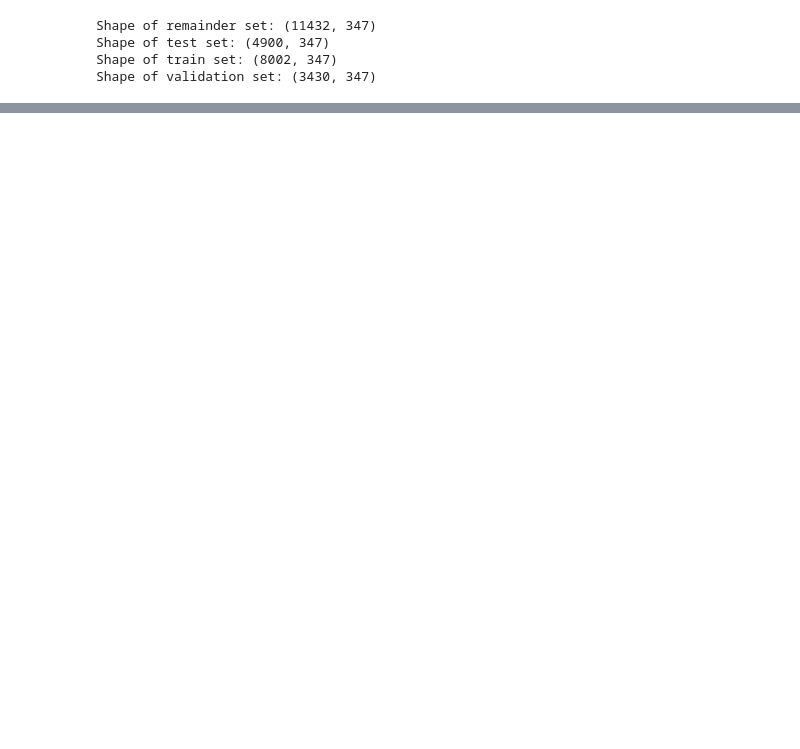
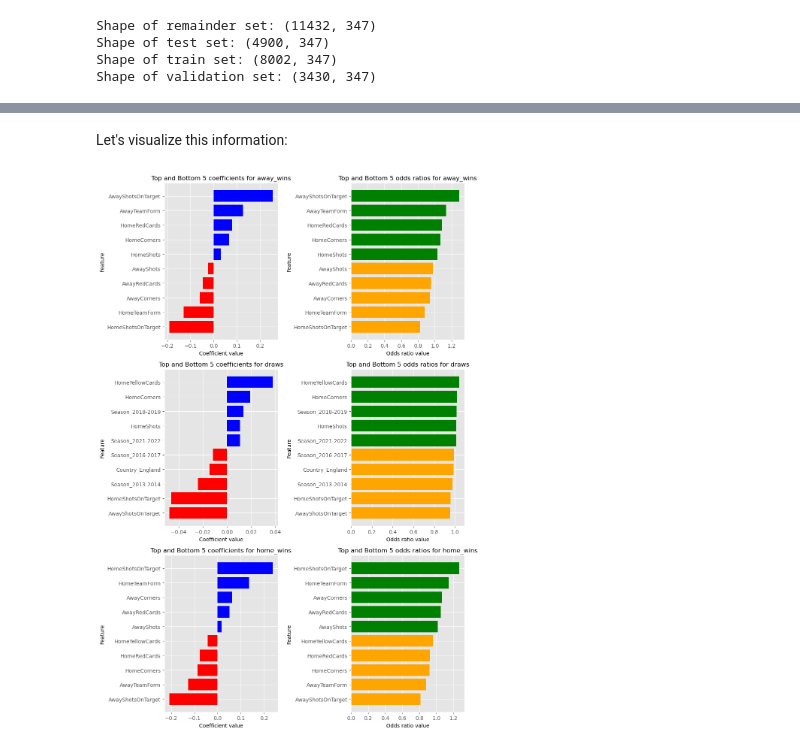
Before and after one commit to RomanKovv/Soccer-Prophet---Machine-Learning-Match-Prediction-Model, a Jupyter notebook: Part_2_Models.ipynb, the cells around one changed output, grey strips where cells are left out. Cells and saved outputs as stored; diff of their text form; code cells hidden in the pictures; blank space fills up the shorter version.

```diff
--- a/Part_2_Models.ipynb
+++ b/Part_2_Models.ipynb
@@ -172,0 +401,33 @@ gridsearch on remainder
+# %% [markdown]
+Let's visualize this information:
+# %%
+fig, axs = plt.subplots(nrows=3, ncols=2, figsize=(10,15))
+
+for i, class_name in enumerate(class_names):
+    # Plotting coefficients
+    class_coef = coef_table[f'coefficients_class_{i}']
+    sorted_coef = class_coef.sort_values(ascending=False)
+    top_coef = sorted_coef[:5][::-1]
+    bottom_coef = sorted_coef[-5:][::-1]
+    axs[i,0].barh(bottom_coef.index, bottom_coef.values, color='r')
+    axs[i,0].barh(top_coef.index, top_coef.values, color='b')
+    axs[i,0].set_title(f'Top and Bottom 5 coefficients for {class_name}', fontsize=12)
+    axs[i,0].set_xlabel('Coefficient value', fontsize=10)
+    axs[i,0].set_ylabel('Feature', fontsize=10)
+
+    # Plotting odds ratios
+    class_odds = coef_table[f'odds_ratio_class_{i}']
+    sorted_odds = class_odds.sort_values(ascending=False)
+    top_odds = sorted_odds[:5][::-1]  # Reversed order
+    bottom_odds = sorted_odds[-5:][::-1]  # Reversed order
+
+    axs[i,1].barh(bottom_odds.index, bottom_odds.values, color='orange')
+    axs[i,1].barh(top_odds.index, top_odds.values, color='g')
+    axs[i,1].set_title(f'Top and Bottom 5 odds ratios for {class_name}', fontsize=12)
+    axs[i,1].set_xlabel('Odds ratio value', fontsize=10)
+    axs[i,1].set_ylabel('Feature', fontsize=10)
+
+plt.tight_layout()
+plt.show()
+# %% [output]
+[figure, added]
```
Also changed, not shown: parts of 98 cells of this notebook.
